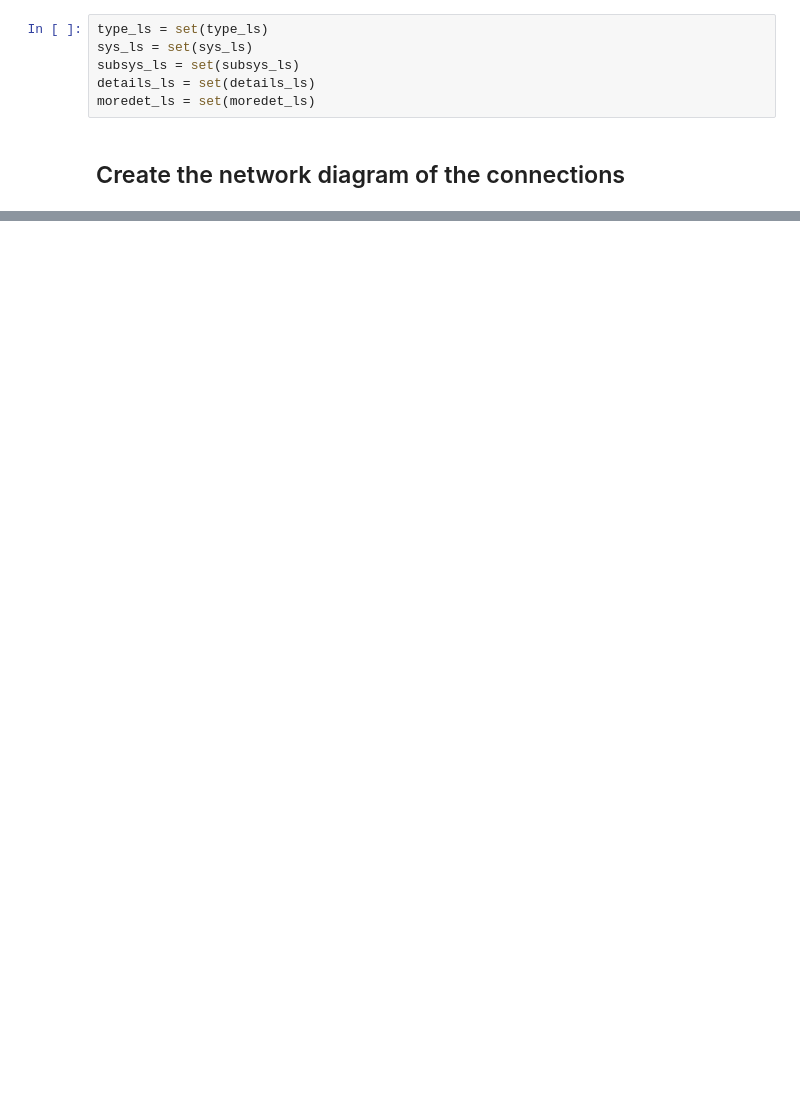
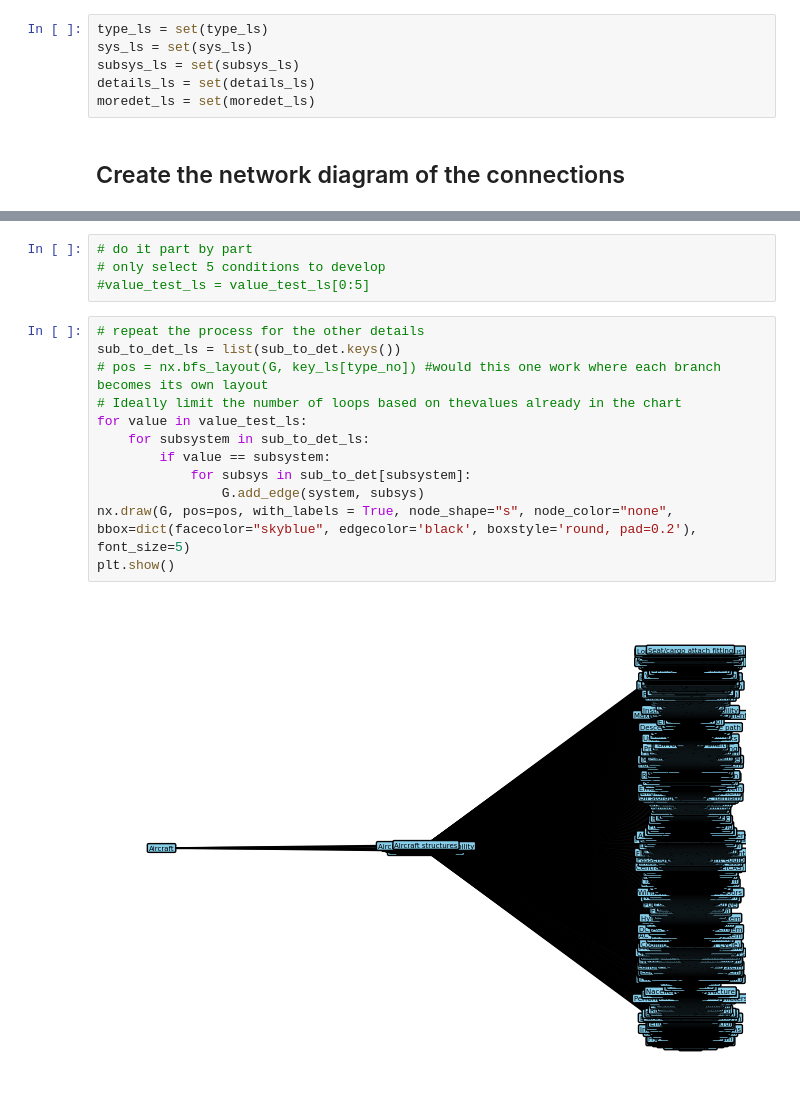
Before and after one commit to ohnovodnik/Air_Accident_Analysis, a Jupyter notebook: Network fault diagrams.ipynb, the cells around one changed output, grey strips where cells are left out. Drawn from its saved outputs; the diff is of its cells as text; blank space fills up the shorter version.

```diff
--- a/Network fault diagrams.ipynb
+++ b/Network fault diagrams.ipynb
@@ -92,0 +193,18 @@ G = nx.Graph()
+# %%
+# do it part by part
+# only select 5 conditions to develop
+#value_test_ls = value_test_ls[0:5]
+# %%
+# repeat the process for the other details
+sub_to_det_ls = list(sub_to_det.keys())
+# pos = nx.bfs_layout(G, key_ls[type_no]) #would this one work where each branch becomes its own layout
+# Ideally limit the number of loops based on thevalues already in the chart
+for value in value_test_ls:
+    for subsystem in sub_to_det_ls:
+        if value == subsystem:
+            for subsys in sub_to_det[subsystem]:
+                G.add_edge(system, subsys)
+nx.draw(G, pos=pos, with_labels = True, node_shape="s", node_color="none", bbox=dict(facecolor="skyblue", edgecolor='black', boxstyle='round, pad=0.2'), font_size=5)
+plt.show()
+# %% [output]
+[figure, added]
```
Also changed, not shown: parts of 19 cells of this notebook.
